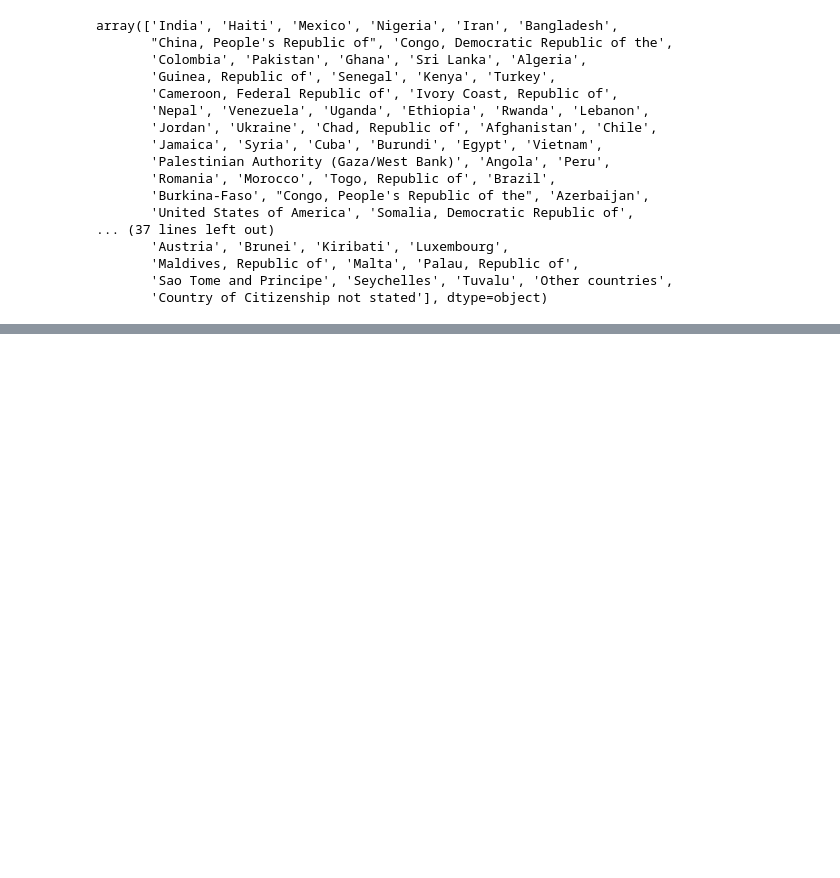
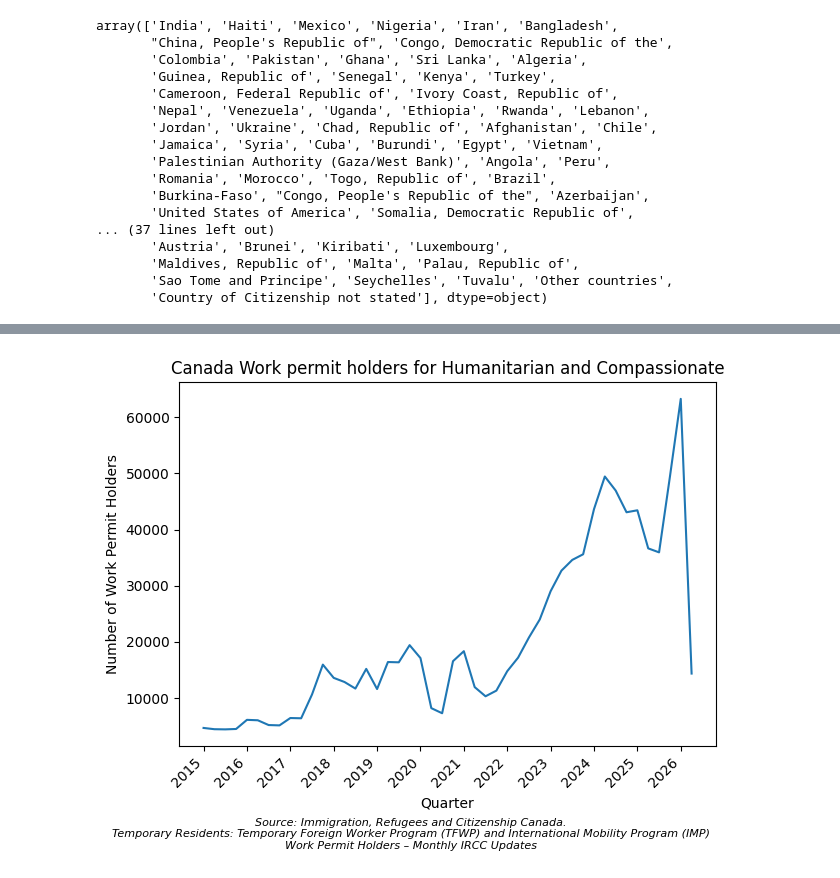
Before and after one commit to yrmo/gcinfo, a Jupyter notebook: non-permanent-humanitarian-and-compassion-2015-present.ipynb, the cells around one changed output, grey strips where cells are left out. Cells and saved outputs as stored; diff of their text form; code cells hidden in the pictures; blank space fills up the shorter version.

Commit message:
Add simple Canada work permit holders for humanitarian and compassionate over time

```diff
--- a/non-permanent-humanitarian-and-compassion-2015-present.ipynb
+++ b/non-permanent-humanitarian-and-compassion-2015-present.ipynb
@@ -149,0 +121,52 @@ plt.show()
+# %%
+import matplotlib.pyplot as plt
+import numpy as np
+
+# Extract quarter totals
+headers = df_xlsx.iloc[3]
+data_row = df_xlsx.iloc[-7]
+
+mask = headers.str.contains("Total", na=False)
+q_values_raw = data_row[mask].tolist()
+q_values = [int(str(v).replace(",", "")) for v in q_values_raw]
+
+# Build labels starting at 2015 Q1
+start_year = 2015
+q_labels = []
+for i in range(len(q_values)):
+    year = start_year + (i // 4)
+    quarter = (i % 4) + 1
+    q_labels.append(f"{year}")
+
+x = np.arange(len(q_values))
+
+fig, ax = plt.subplots()
+
+ax.plot(x, q_values, linestyle="-")
+
+ax.set_title("Canada Work permit holders for Humanitarian and Compassionate")
+ax.set_xlabel("Quarter")
+ax.set_ylabel("Number of Work Permit Holders")
+
+# Show every 4th label to keep the axis readable
+tick_idx = x[::4]
+ax.set_xticks(tick_idx)
+ax.set_xticklabels([q_labels[i] for i in tick_idx])
+
+plt.xticks(rotation=45, ha="right")
+plt.subplots_adjust(bottom=0.3)
+
+plt.figtext(
+    0.5, -0.05,
+    "Source: Immigration, Refugees and Citizenship Canada.\n"
+    "Temporary Residents: Temporary Foreign Worker Program (TFWP) and International Mobility Program (IMP)\n"
+    "Work Permit Holders – Monthly IRCC Updates",
+    ha="center",
+    fontsize=8,
+    style="italic"
+)
+
+plt.tight_layout()
+plt.show()
+# %% [output]
+[figure, added]
```
Also changed, not shown: parts of 3 cells of this notebook.
